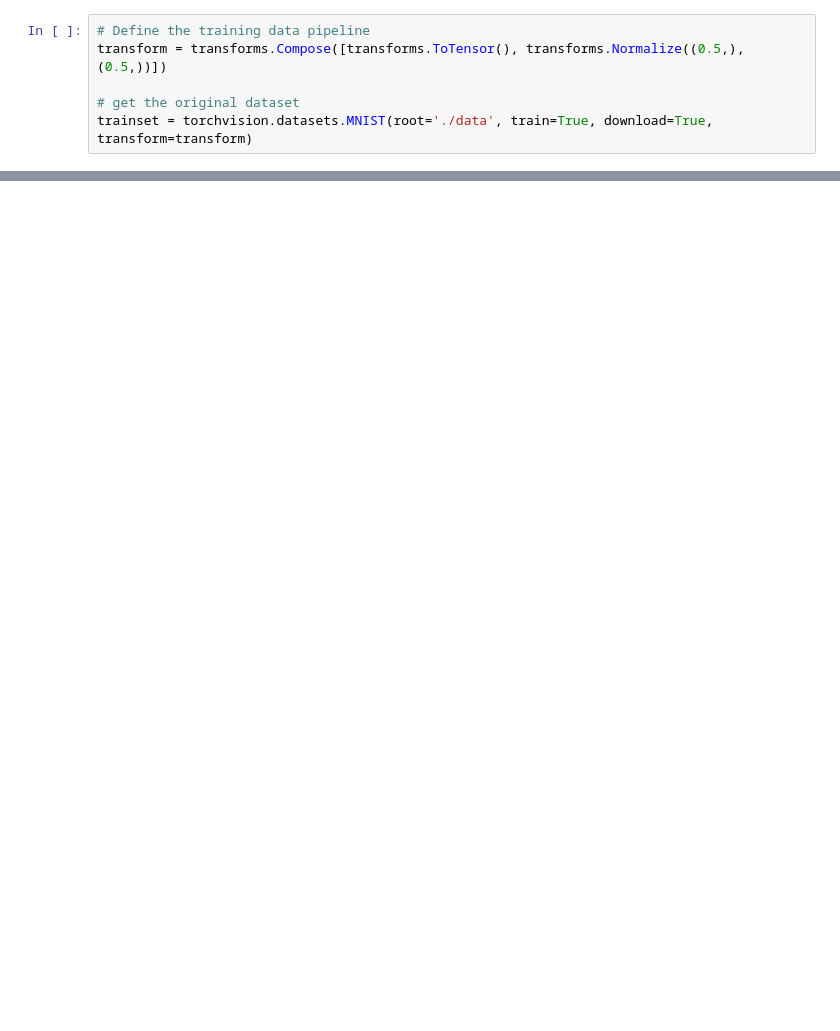
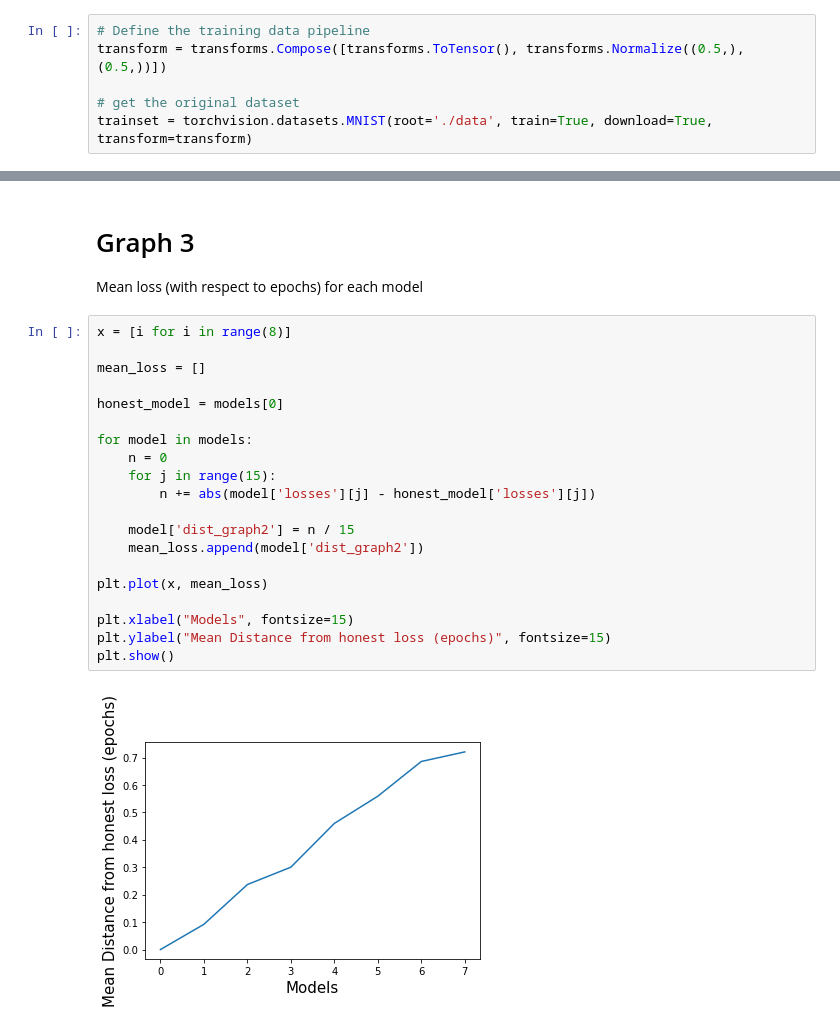
Before and after one commit to nikosgalanis/data-poisoning-defense-fl, a Jupyter notebook: Central_ML_testing/Mal_vs_Hon.ipynb, the cells around one changed output, grey strips where cells are left out. Cells and saved outputs as stored; diff of their text form; blank space fills up the shorter version.

```diff
--- a/Central_ML_testing/Mal_vs_Hon.ipynb
+++ b/Central_ML_testing/Mal_vs_Hon.ipynb
@@ -146,0 +166,26 @@ plt.show()
+# %% [markdown]
+# Graph 3
+
+Mean loss (with respect to epochs) for each model
+# %%
+x = [i for i in range(8)]
+
+mean_loss = []
+
+honest_model = models[0]
+
+for model in models:
+    n = 0
+    for j in range(15):
+        n += abs(model['losses'][j] - honest_model['losses'][j])
+
+    model['dist_graph2'] = n / 15
+    mean_loss.append(model['dist_graph2'])
+
+plt.plot(x, mean_loss)
+
+plt.xlabel("Models", fontsize=15)
+plt.ylabel("Mean Distance from honest loss (epochs)", fontsize=15)
+plt.show()
+# %% [output]
+[figure, added]
```
Also changed, not shown: parts of 7 cells of this notebook, 1 other file.
